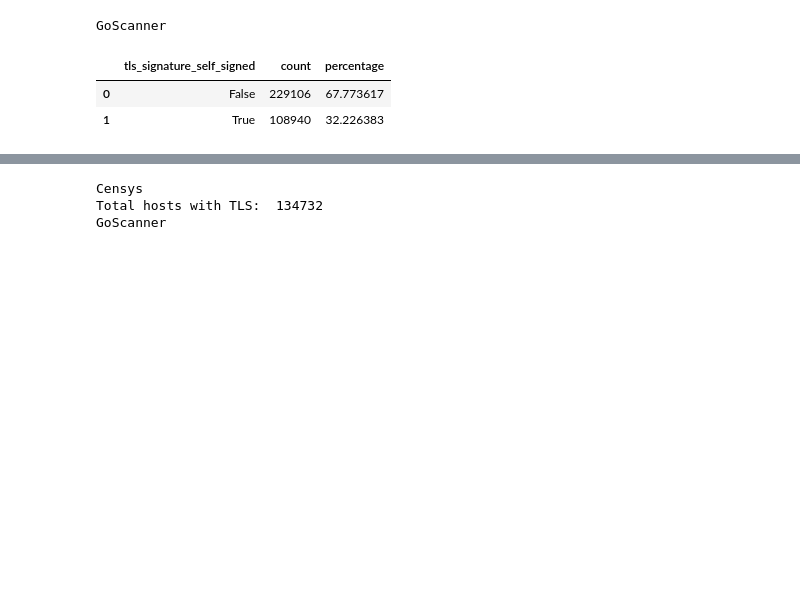
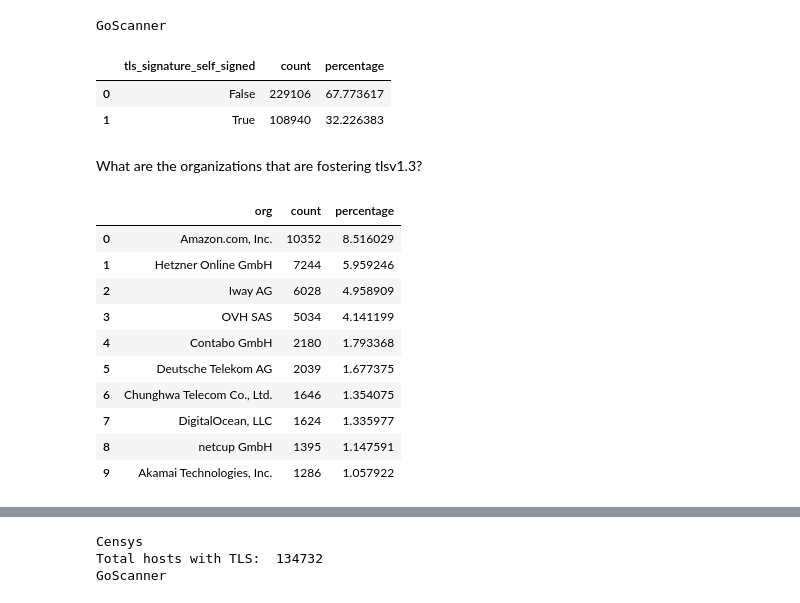
Before and after one commit to internettransparency/ldap-sequel, a Jupyter notebook: notebooks/analysis.ipynb, the cells around one changed output, grey strips where cells are left out. Drawn from its saved outputs; the diff is of its cells as text; code cells hidden in the pictures; blank space fills up the shorter version.

```diff
--- a/notebooks/analysis.ipynb
+++ b/notebooks/analysis.ipynb
@@ -896,3 +1101,5 @@ GoScanner
 |  | tls_signature_self_signed | count | percentage |
 | 0 | False | 229106 | 67.773617 |
 | 1 | True | 108940 | 32.226383 |
+# %% [markdown]
+What are the organizations that are fostering tlsv1.3?
@@ -898,0 +1108,16 @@ GoScanner
+# %%
+total = tlsv3_org_pdf["count"].sum()
+tlsv3_org_pdf["percentage"] = tlsv3_org_pdf["count"] / total * 100
+display(tlsv3_org_pdf.head(10))
+# %% [output]
+|  | org | count | percentage |
+| 0 | Amazon.com, Inc. | 10352 | 8.516029 |
+| 1 | Hetzner Online GmbH | 7244 | 5.959246 |
+| 2 | Iway AG | 6028 | 4.958909 |
+| 3 | OVH SAS | 5034 | 4.141199 |
+| 4 | Contabo GmbH | 2180 | 1.793368 |
+| 5 | Deutsche Telekom AG | 2039 | 1.677375 |
+| 6 | Chunghwa Telecom Co., Ltd. | 1646 | 1.354075 |
+| 7 | DigitalOcean, LLC | 1624 | 1.335977 |
+| 8 | netcup GmbH | 1395 | 1.147591 |
+| 9 | Akamai Technologies, Inc. | 1286 | 1.057922 |
```
Also changed, not shown: parts of 19 cells of this notebook, 3 other files.
